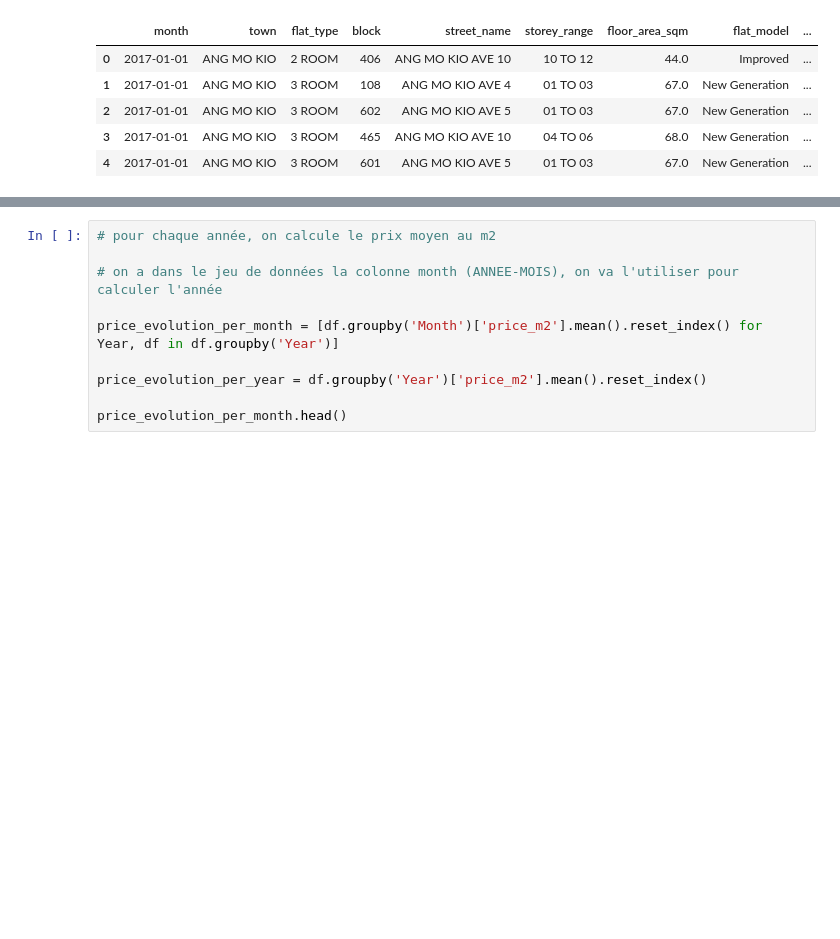
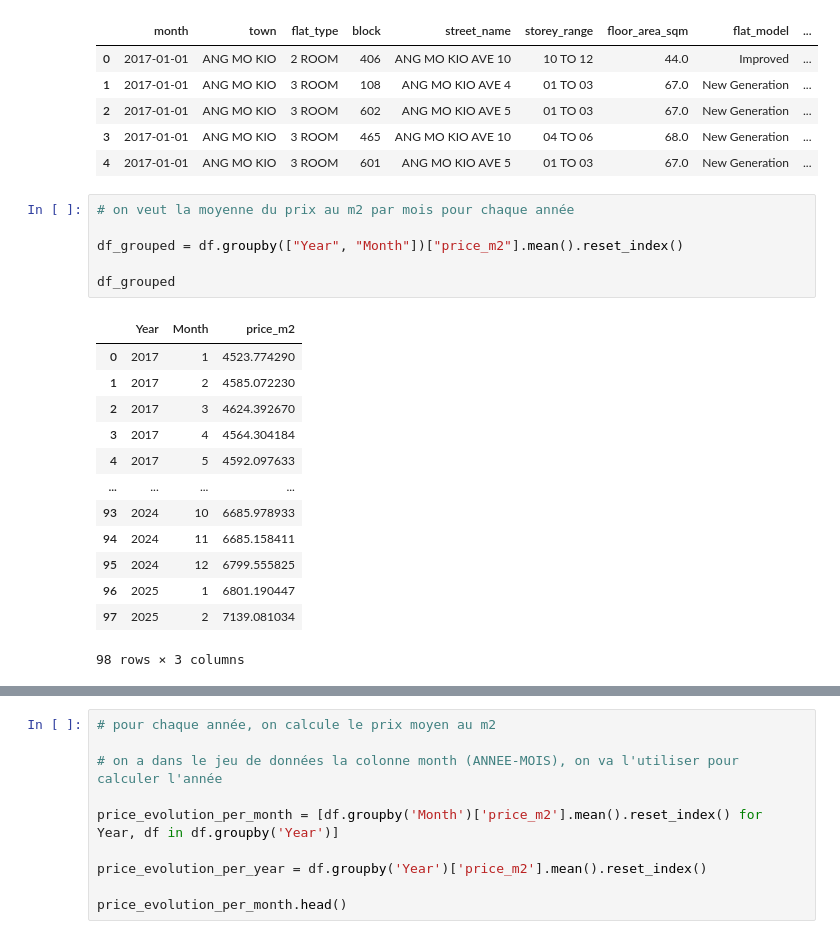
Before and after one commit to Hisqkq/Open-Data-City, a Jupyter notebook: immo.ipynb, the cells around one changed output, grey strips where cells are left out. Cells and saved outputs as stored; diff of their text form; blank space fills up the shorter version.

```diff
--- a/immo.ipynb
+++ b/immo.ipynb
@@ -57,3 +57,23 @@ df.head()
 | 2 | 2017-01-01 | ANG MO KIO | 3 ROOM | 602 | ANG MO KIO AVE 5 | 01 TO 03 | 67.0 | New Generation | ... |
 | 3 | 2017-01-01 | ANG MO KIO | 3 ROOM | 465 | ANG MO KIO AVE 10 | 04 TO 06 | 68.0 | New Generation | ... |
 | 4 | 2017-01-01 | ANG MO KIO | 3 ROOM | 601 | ANG MO KIO AVE 5 | 01 TO 03 | 67.0 | New Generation | ... |
+# %%
+# on veut la moyenne du prix au m2 par mois pour chaque année
+
+df_grouped = df.groupby(["Year", "Month"])["price_m2"].mean().reset_index()
+
+df_grouped
+# %% [output]
+|  | Year | Month | price_m2 |
+| 0 | 2017 | 1 | 4523.774290 |
+| 1 | 2017 | 2 | 4585.072230 |
+| 2 | 2017 | 3 | 4624.392670 |
+| 3 | 2017 | 4 | 4564.304184 |
+| 4 | 2017 | 5 | 4592.097633 |
+| ... | ... | ... | ... |
+| 93 | 2024 | 10 | 6685.978933 |
+| 94 | 2024 | 11 | 6685.158411 |
+| 95 | 2024 | 12 | 6799.555825 |
+| 96 | 2025 | 1 | 6801.190447 |
+| 97 | 2025 | 2 | 7139.081034 |
+98 rows × 3 columns
```
Also changed, not shown: parts of 3 cells of this notebook, 2 other files.
